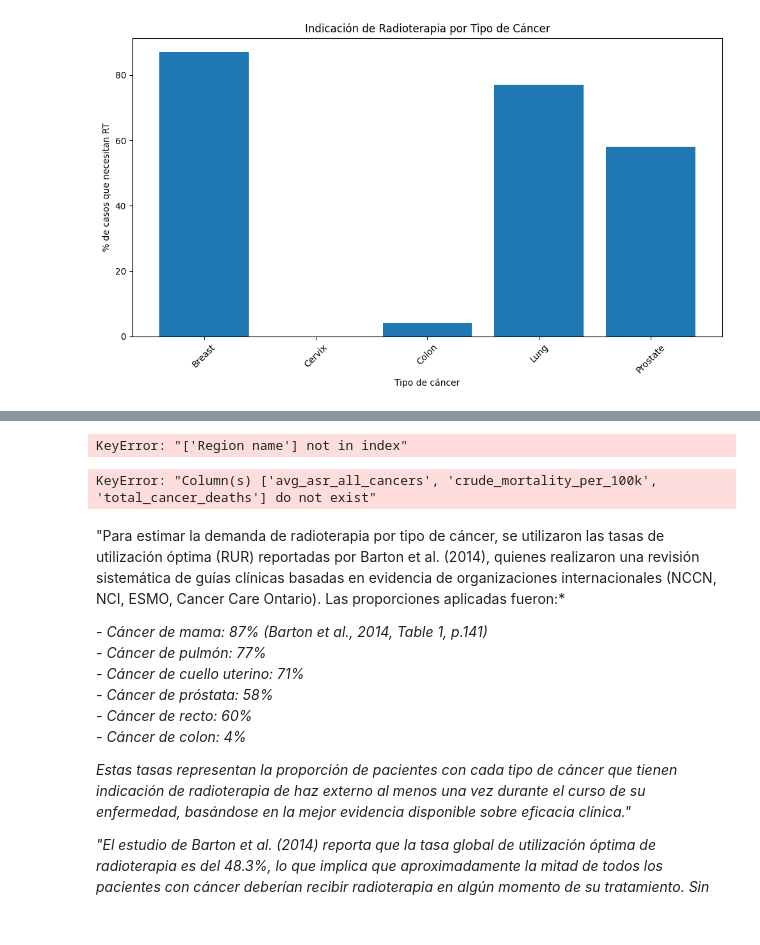
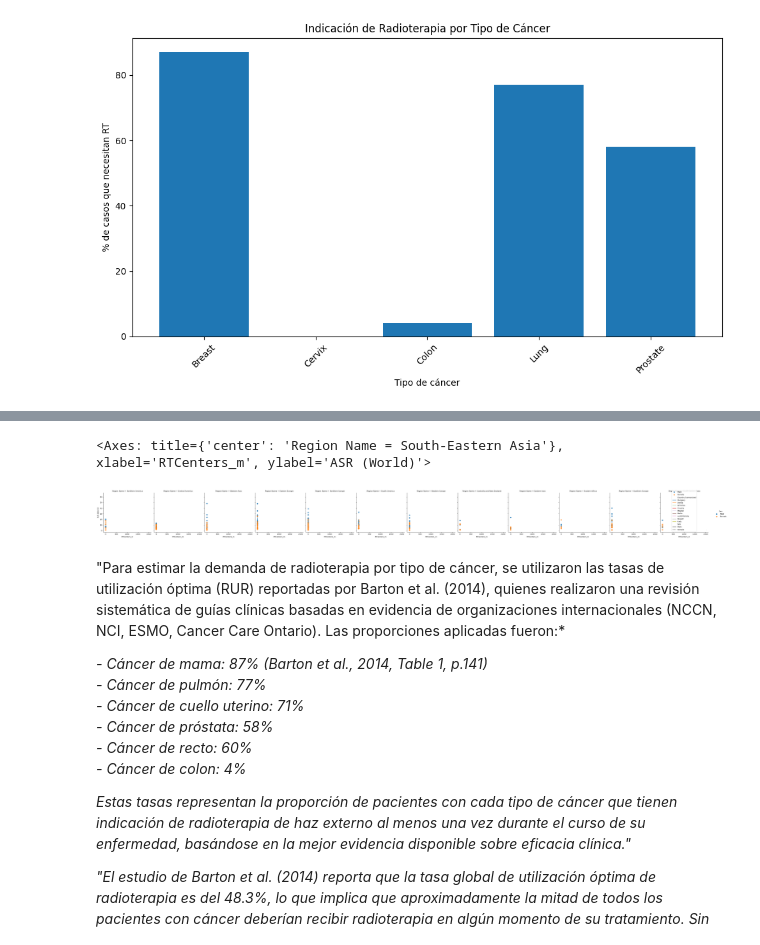
Before and after one commit to mehrerm/TFM, a Jupyter notebook: notebooks/01_load_and_clean_DIRAC.ipynb, the cells around one changed output, grey strips where cells are left out. Drawn from its saved outputs; the diff is of its cells as text; code cells hidden in the pictures.

```diff
--- a/notebooks/01_load_and_clean_DIRAC.ipynb
+++ b/notebooks/01_load_and_clean_DIRAC.ipynb
@@ -2005,12 +2015,15 @@ rt_vars = [
 
 rt_vars_pm = [f"{v}_m" for v in rt_vars]
 #función
-def prepare_rt_centers_per_million(df,variable):
-    df[f"{variable}_m"] = df[variable]/df["Population"]*1_000_000
+# Función de normalización
+def prepare_rt_centers_per_million(df, variable):
+    df[f"{variable}_m"] = (df[variable] / df["Population"]) * 1_000_000
     return df
 
+# Aplicar a todas las variables
 for var in rt_vars:
-    df_merged_all = prepare_rt_centers_per_million(
-        df_merged_all,
-        var
-    )
+    df_merged_all = prepare_rt_centers_per_million(df_merged_all, var)
+
+# Nombres de columnas normalizadas
+rt_vars_pm = [f"{v}_m" for v in rt_vars]
+print(rt_vars_pm)
@@ -2478,17 +2496,28 @@ plt.show()
 # %% [output]
 [figure]
 # %%
-# 1. Mapa de calor global
-import plotly.express as px
+!pip install pycountry # Install the missing library
 
+def get_iso3(country_name):
+    try:
+        return pycountry.countries.search_fuzzy(country_name)[0].alpha_3
+    except:
+        return None
+
+df_merged_all['iso_alpha_3'] = (
+    df_merged_all['Country_harmonized'].apply(get_iso3)
+)
+
+# Luego usar en el mapa:
 fig = px.choropleth(
     df_merged_all[df_merged_all['Year']==2022],
-    locations="Country_harmonized",
-    locationmode="country names",
+    locations="iso_alpha_3",  # ✅ Usar códigos ISO
+    locationmode="ISO-3",
     color="coverage_index",
-    hover_data=['ASR (World)', 'rt_deficit'],
+    hover_data=['Country_harmonized', 'ASR (World)', 'rt_deficit'],
     title="Cobertura de Radioterapia Global 2022"
 )
+
 fig.show()
 
 # 2. Scatter con regresión por región
@@ -2518,2 +2552,3 @@ sns.lineplot(
 [interactive output not drawn]
-KeyError: "['Region name'] not in index"
+<Axes: title={'center': 'Region Name = South-Eastern Asia'}, xlabel='RTCenters_m', ylabel='ASR (World)'>
+[figure, added]
@@ -2545,23 +2585,6 @@ total_deaths_by_group = (
 df_merged_all['cancer_proportion'] = (
     df_merged_all['Total'] / total_deaths_by_group
 ) * 100
-# %%
-# Ver resumen por país en 2022
-summary_2022 = (
-    df_merged_all[df_merged_all['Year'] == 2022]
-    .groupby(['Country_harmonized', 'Sex'], as_index=False)
-    .agg({
-        'total_cancer_deaths': ('Total', 'sum'),  # Sum 'Total' to get total deaths across cancers
-        'crude_mortality_per_100k': ('Crude rate', 'mean'), # Mean of 'Crude rate'
-        'avg_asr_all_cancers': ('ASR (World)', 'mean'), # Mean of 'ASR (World)'
-        'Population': 'first' # Population should be unique per country/sex/year
-    })
-    .sort_values('crude_mortality_per_100k', ascending=False)
-)
-
-print(summary_2022.head(10))
-# %% [output]
-KeyError: "Column(s) ['avg_asr_all_cancers', 'crude_mortality_per_100k', 'total_cancer_deaths'] do not exist"
 # %% [markdown]
 "Para estimar la demanda de radioterapia por tipo de cáncer, se utilizaron las tasas de utilización óptima (RUR) reportadas por Barton et al. (2014), quienes realizaron una revisión sistemática de guías clínicas basadas en evidencia de organizaciones internacionales (NCCN, NCI, ESMO, Cancer Care Ontario). Las proporciones aplicadas fueron:*
 
```
Also changed, not shown: parts of 19 cells of this notebook.
